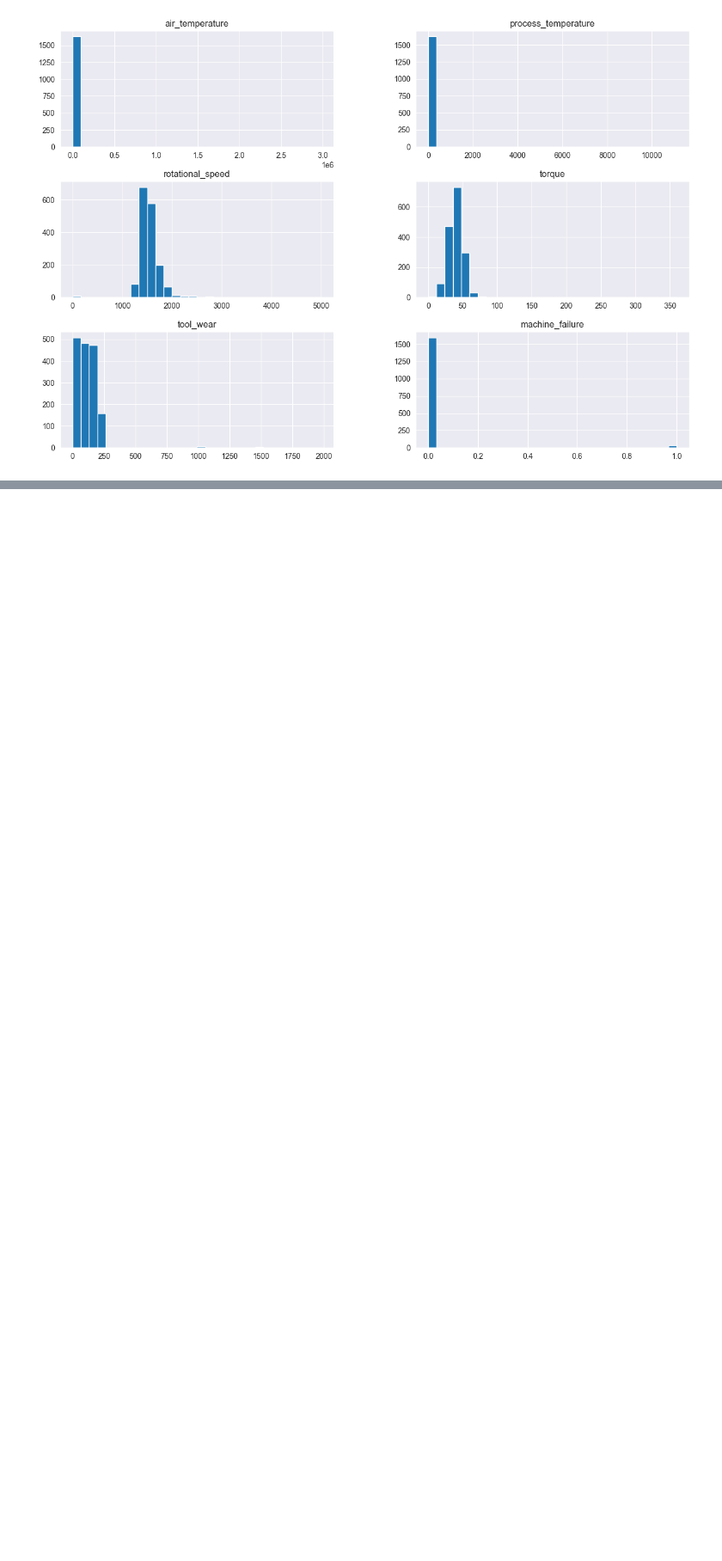
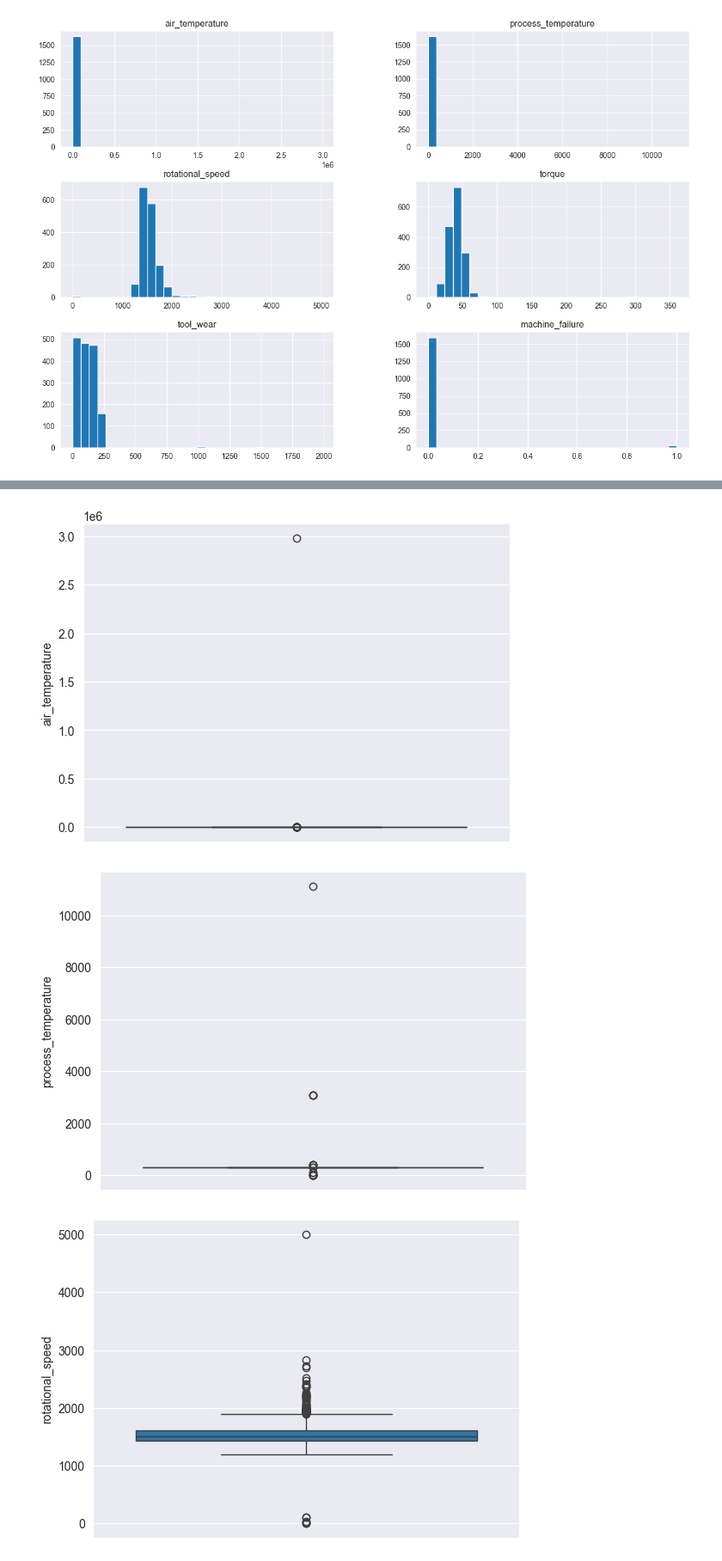
Before and after one commit to deb-cod/April-25-G2-Capstone-Project, a Jupyter notebook: EDA/Exploratory_Data_Analysis.ipynb, the cells around one changed output, grey strips where cells are left out. Shown at 86% size. Cells and saved outputs as stored; diff of their text form; code cells hidden in the pictures; blank space fills up the shorter version.

```diff
--- a/EDA/Exploratory_Data_Analysis.ipynb
+++ b/EDA/Exploratory_Data_Analysis.ipynb
@@ -270,0 +341,8 @@ plt.show()
+# %%
+for column in numeric_attr.columns:
+    sns.boxplot(df[column])
+    plt.show()
+# %% [output]
+[figure, added]
+[figure, added]
+[figure, added]
```
Also changed, not shown: parts of 68 cells of this notebook.
